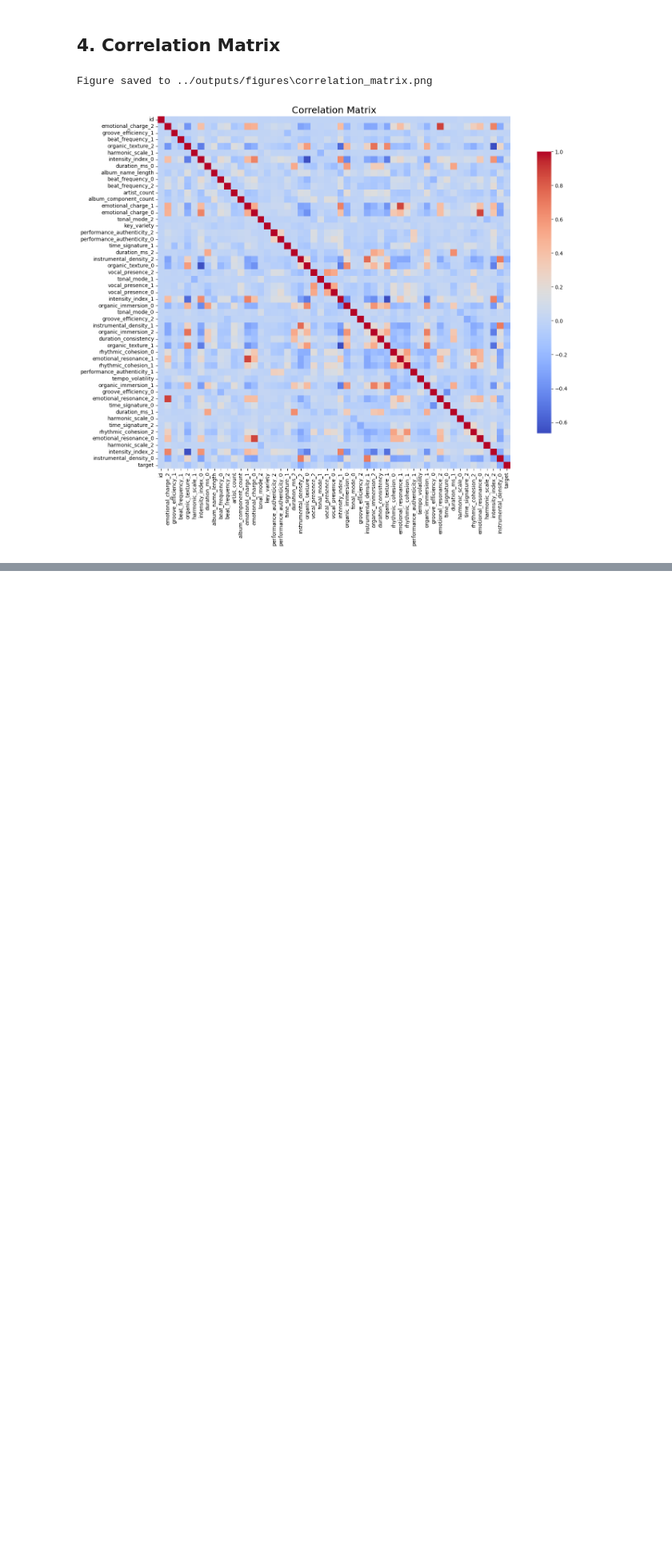
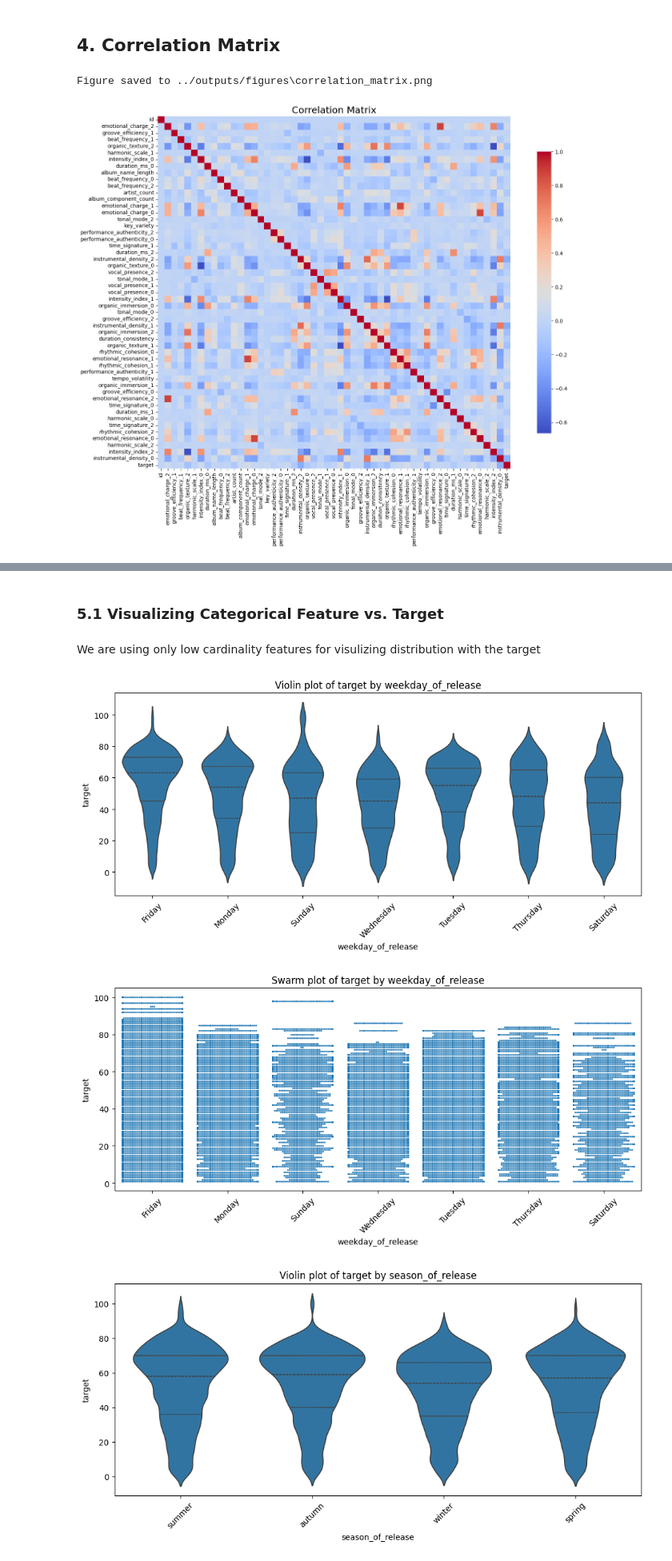
Before and after one commit to yugan243/Song-Popularity-Score-Prediction, a Jupyter notebook: notebooks/01_data_exploration.ipynb, the cells around one changed output, grey strips where cells are left out. Shown at 80% size. Saved outputs shown, nothing was run; the diff lists cells and outputs as text; code cells hidden in the pictures; blank space fills up the shorter version.

```diff
--- a/notebooks/01_data_exploration.ipynb
+++ b/notebooks/01_data_exploration.ipynb
@@ -124,0 +164,14 @@ Figure saved to ../outputs/figures\correlation_matrix.png
+# %% [markdown]
+### 5.1 Visualizing Categorical Feature vs. Target
+# %% [markdown]
+We are using only low cardinality features for visulizing distribution with the target
+# %%
+from src.data.visualization import plot_violin_by_category, plot_swarm_by_category
+
+for col in ['weekday_of_release', 'season_of_release', 'lunar_phase']:
+    plot_violin_by_category(train_df, col, target_col='target')
+    plot_swarm_by_category(train_df, col, target_col='target')
+# %% [output]
+[figure, added]
+[figure, added]
+[figure, added]
```
Also changed, not shown: parts of 5 cells of this notebook, 8 other files.
